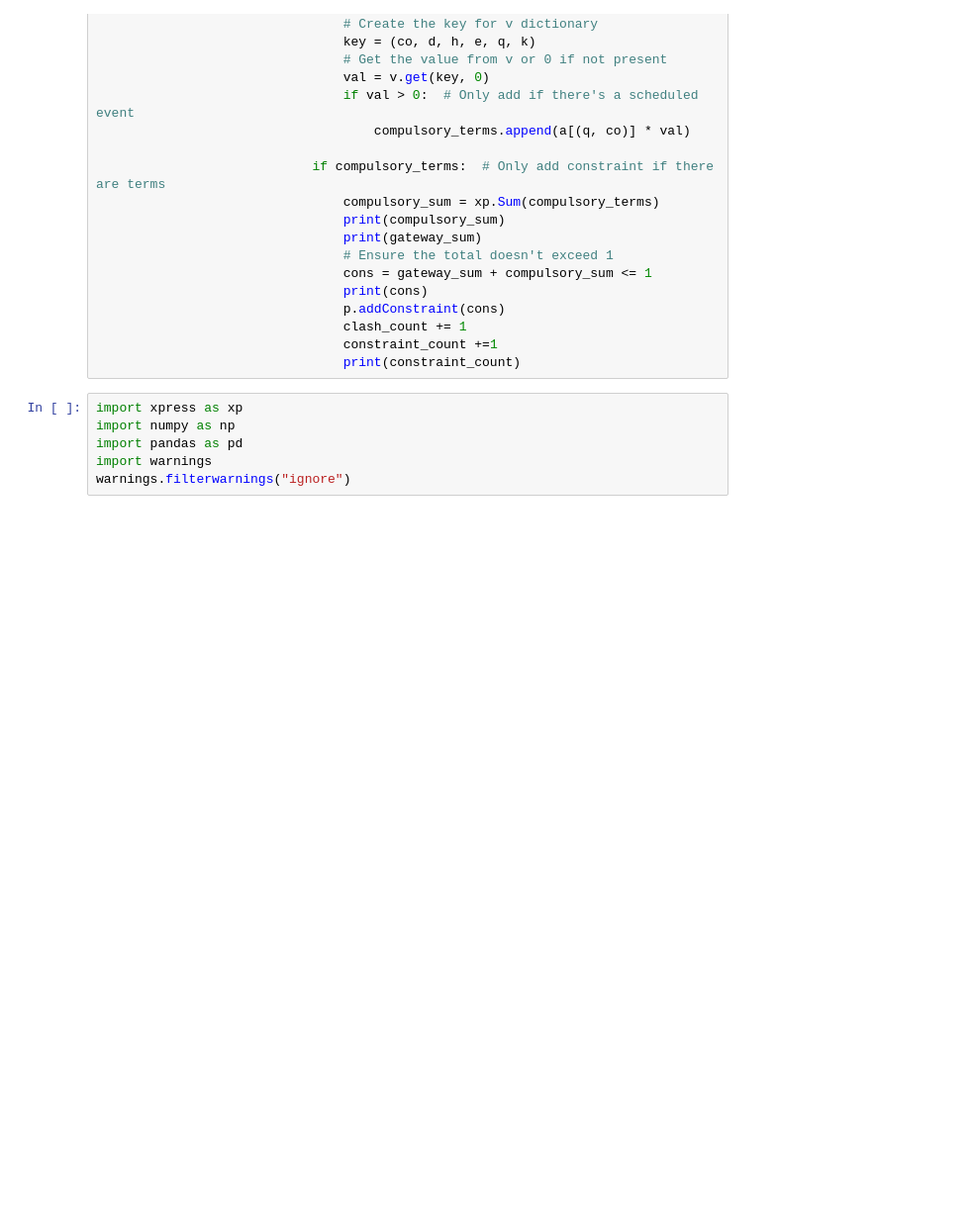
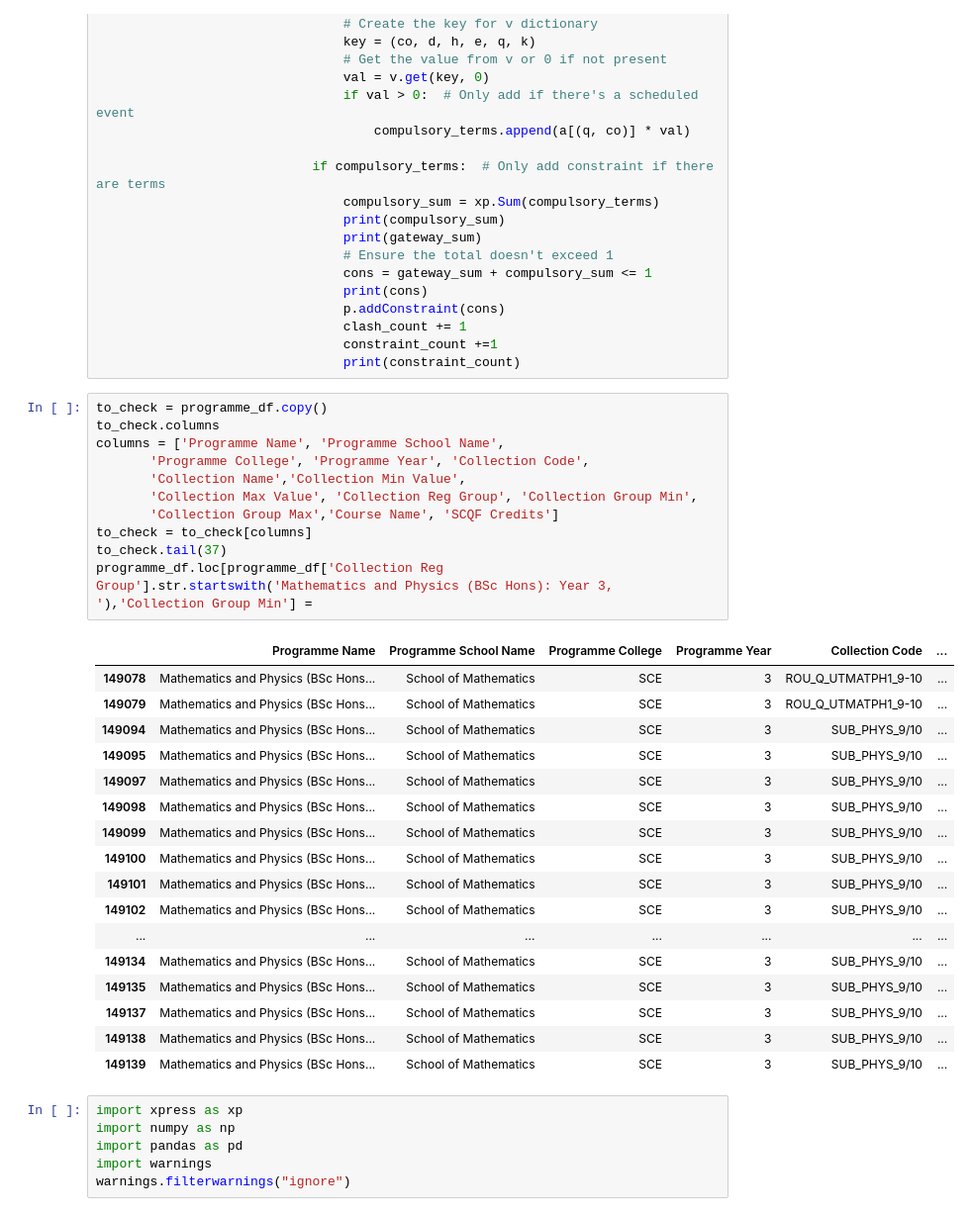
Before and after one commit to sagharrezanavaz/TAOR, a Jupyter notebook: Data Modified and Model Run.ipynb, the cells around one changed output. Shown at 99% size. Drawn from its saved outputs; the diff is of its cells as text; blank space fills up the shorter version.

```diff
--- a/Data Modified and Model Run.ipynb
+++ b/Data Modified and Model Run.ipynb
@@ -65,6 +65,35 @@ print("Adding constraint 15: Gateway and compulsory clash avoiding")
                                 clash_count += 1
                                 constraint_count +=1
                                 print(constraint_count)
+# %%
+to_check = programme_df.copy()
+to_check.columns
+columns = ['Programme Name', 'Programme School Name',
+       'Programme College', 'Programme Year', 'Collection Code',
+       'Collection Name','Collection Min Value',
+       'Collection Max Value', 'Collection Reg Group', 'Collection Group Min',
+       'Collection Group Max','Course Name', 'SCQF Credits']
+to_check = to_check[columns]
+to_check.tail(37)
+programme_df.loc[programme_df['Collection Reg Group'].str.startswith('Mathematics and Physics (BSc Hons): Year 3, '),'Collection Group Min'] =
+# %% [output]
+|  | Programme Name | Programme School Name | Programme College | Programme Year | Collection Code | ... |
+| 149078 | Mathematics and Physics (BSc Hons... | School of Mathematics | SCE | 3 | ROU_Q_UTMATPH1_9-10 | ... |
+| 149079 | Mathematics and Physics (BSc Hons... | School of Mathematics | SCE | 3 | ROU_Q_UTMATPH1_9-10 | ... |
+| 149094 | Mathematics and Physics (BSc Hons... | School of Mathematics | SCE | 3 | SUB_PHYS_9/10 | ... |
+| 149095 | Mathematics and Physics (BSc Hons... | School of Mathematics | SCE | 3 | SUB_PHYS_9/10 | ... |
+| 149097 | Mathematics and Physics (BSc Hons... | School of Mathematics | SCE | 3 | SUB_PHYS_9/10 | ... |
+| 149098 | Mathematics and Physics (BSc Hons... | School of Mathematics | SCE | 3 | SUB_PHYS_9/10 | ... |
+| 149099 | Mathematics and Physics (BSc Hons... | School of Mathematics | SCE | 3 | SUB_PHYS_9/10 | ... |
+| 149100 | Mathematics and Physics (BSc Hons... | School of Mathematics | SCE | 3 | SUB_PHYS_9/10 | ... |
+| 149101 | Mathematics and Physics (BSc Hons... | School of Mathematics | SCE | 3 | SUB_PHYS_9/10 | ... |
+| 149102 | Mathematics and Physics (BSc Hons... | School of Mathematics | SCE | 3 | SUB_PHYS_9/10 | ... |
+| ... | ... | ... | ... | ... | ... | ... |
+| 149134 | Mathematics and Physics (BSc Hons... | School of Mathematics | SCE | 3 | SUB_PHYS_9/10 | ... |
+| 149135 | Mathematics and Physics (BSc Hons... | School of Mathematics | SCE | 3 | SUB_PHYS_9/10 | ... |
+| 149137 | Mathematics and Physics (BSc Hons... | School of Mathematics | SCE | 3 | SUB_PHYS_9/10 | ... |
+| 149138 | Mathematics and Physics (BSc Hons... | School of Mathematics | SCE | 3 | SUB_PHYS_9/10 | ... |
+| 149139 | Mathematics and Physics (BSc Hons... | School of Mathematics | SCE | 3 | SUB_PHYS_9/10 | ... |
 # %%
 import xpress as xp
 import numpy as np
```
Also changed, not shown: parts of 9 cells of this notebook.
